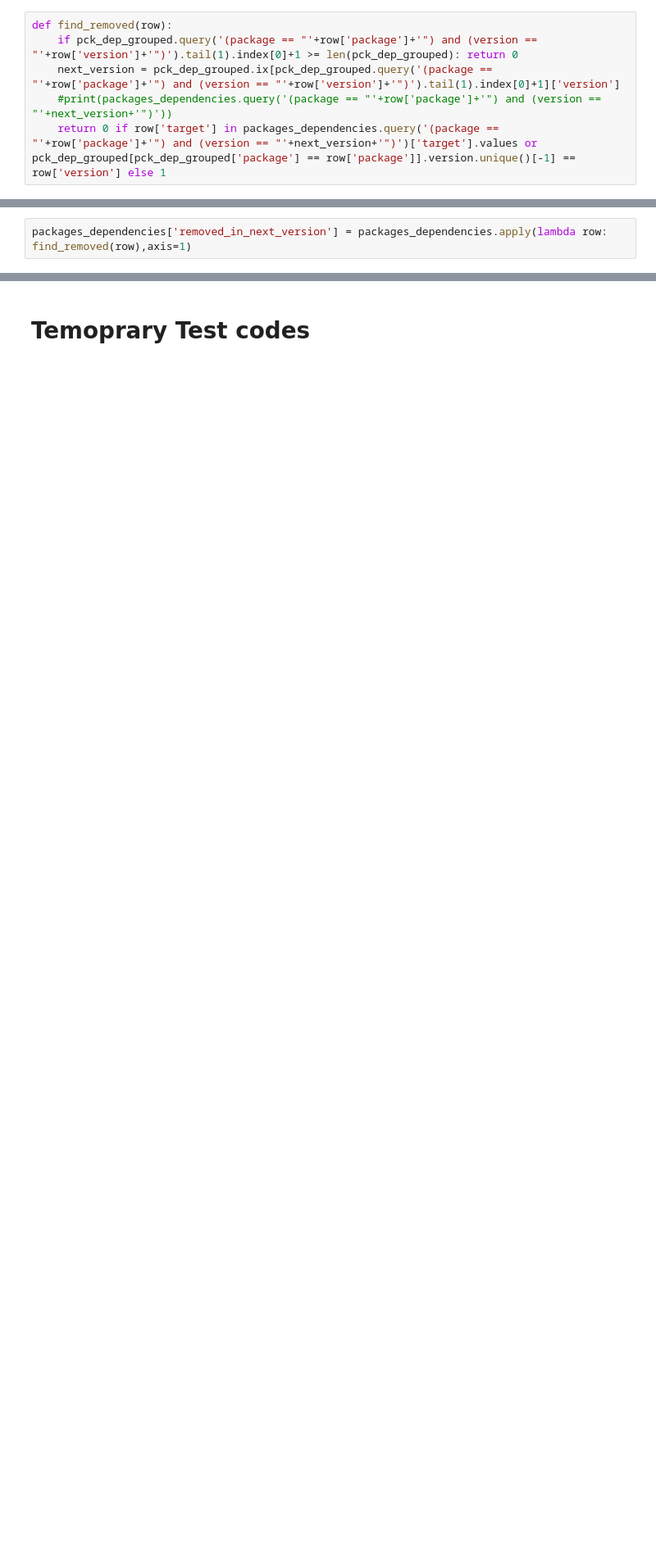
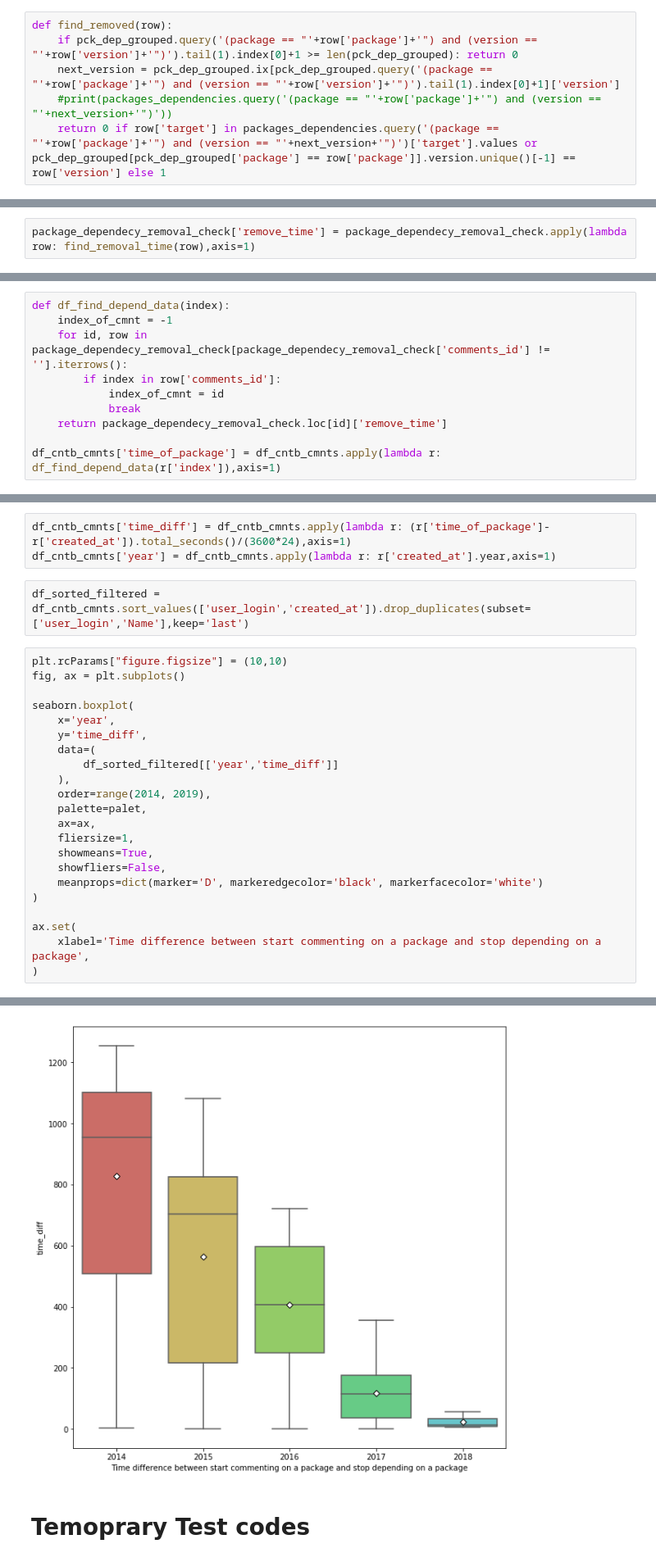
Before and after one commit to MehdiGol/PackagesDependencies-Contributors-Relationship, a Jupyter notebook: notebooks/Checking contributors relation.ipynb, the cells around one changed output, grey strips where cells are left out. Shown: that part at 82% size. Cells and saved outputs as stored; diff of their text form; blank space fills up the shorter version.

```diff
--- a/notebooks/Checking contributors relation.ipynb
+++ b/notebooks/Checking contributors relation.ipynb
@@ -353,2 +348,2 @@ def find_removed(row):
 # %%
-packages_dependencies['removed_in_next_version'] = packages_dependencies.apply(lambda row: find_removed(row),axis=1)
+package_dependecy_removal_check['remove_time'] = package_dependecy_removal_check.apply(lambda row: find_removal_time(row),axis=1)
@@ -356,0 +381,10 @@ packages_dependencies.to_csv('../data/package-dependency-removed.csv.gz',compres
+# %%
+def df_find_depend_data(index):
+    index_of_cmnt = -1
+    for id, row in package_dependecy_removal_check[package_dependecy_removal_check['comments_id'] != ''].iterrows():
+        if index in row['comments_id']:
+            index_of_cmnt = id
+            break
+    return package_dependecy_removal_check.loc[id]['remove_time']
+
+df_cntb_cmnts['time_of_package'] = df_cntb_cmnts.apply(lambda r: df_find_depend_data(r['index']),axis=1)
@@ -356,0 +412,28 @@ packages_dependencies.to_csv('../data/package-dependency-removed.csv.gz',compres
+# %%
+df_cntb_cmnts['time_diff'] = df_cntb_cmnts.apply(lambda r: (r['time_of_package']- r['created_at']).total_seconds()/(3600*24),axis=1)
+df_cntb_cmnts['year'] = df_cntb_cmnts.apply(lambda r: r['created_at'].year,axis=1)
+# %%
+df_sorted_filtered = df_cntb_cmnts.sort_values(['user_login','created_at']).drop_duplicates(subset=['user_login','Name'],keep='last')
+# %%
+plt.rcParams["figure.figsize"] = (10,10)
+fig, ax = plt.subplots()
+
+seaborn.boxplot(
+    x='year',
+    y='time_diff',
+    data=(
+        df_sorted_filtered[['year','time_diff']]
+    ),
+    order=range(2014, 2019),
+    palette=palet,
+    ax=ax,
+    fliersize=1,
+    showmeans=True,
+    showfliers=False,
+    meanprops=dict(marker='D', markeredgecolor='black', markerfacecolor='white')
+)
+
+ax.set(
+    xlabel='Time difference between start commenting on a package and stop depending on a package',
+)
+# %% [output]
@@ -357,3 +441,4 @@ packages_dependencies.to_csv('../data/package-dependency-removed.csv.gz',compres
+[figure, added]
 # %% [markdown]
 # Temoprary Test codes
 # %%
```
Also changed, not shown: parts of 15 cells of this notebook, 1 other file.
